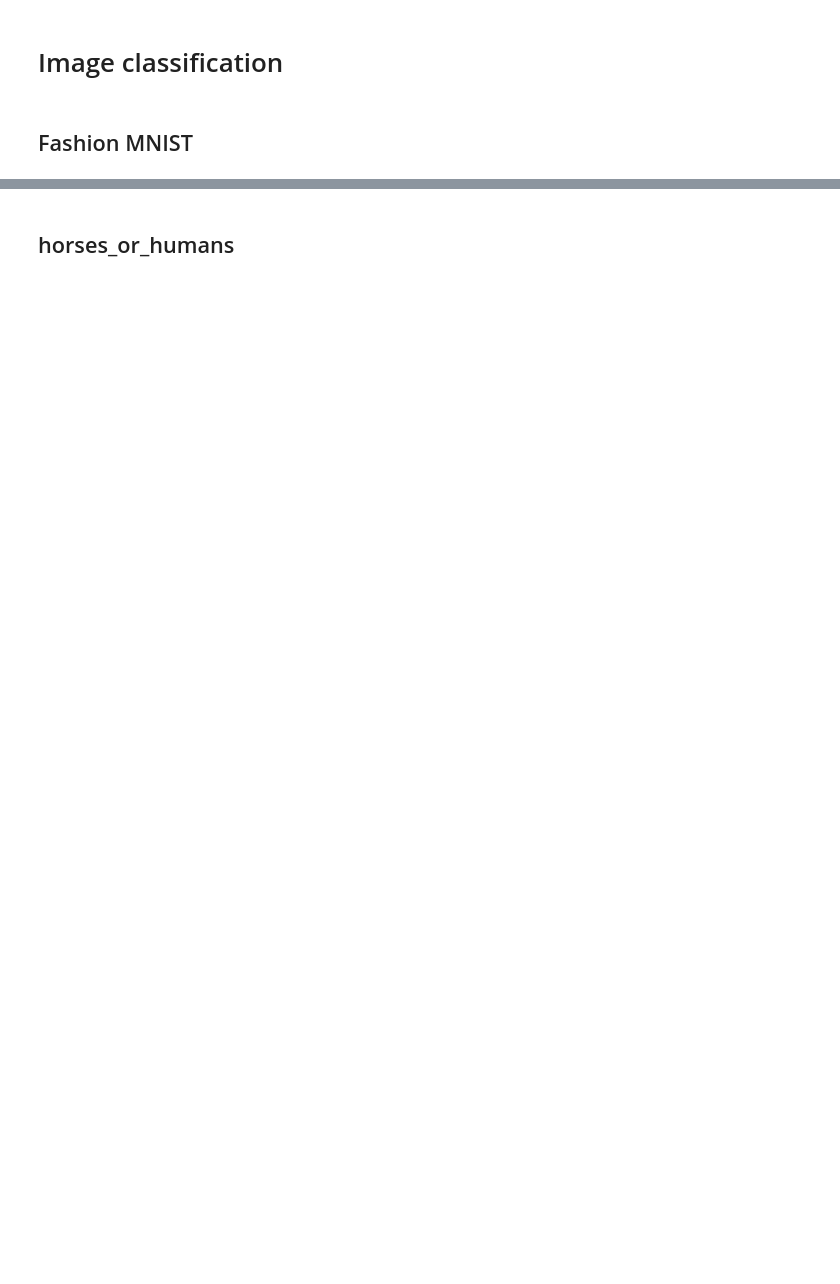
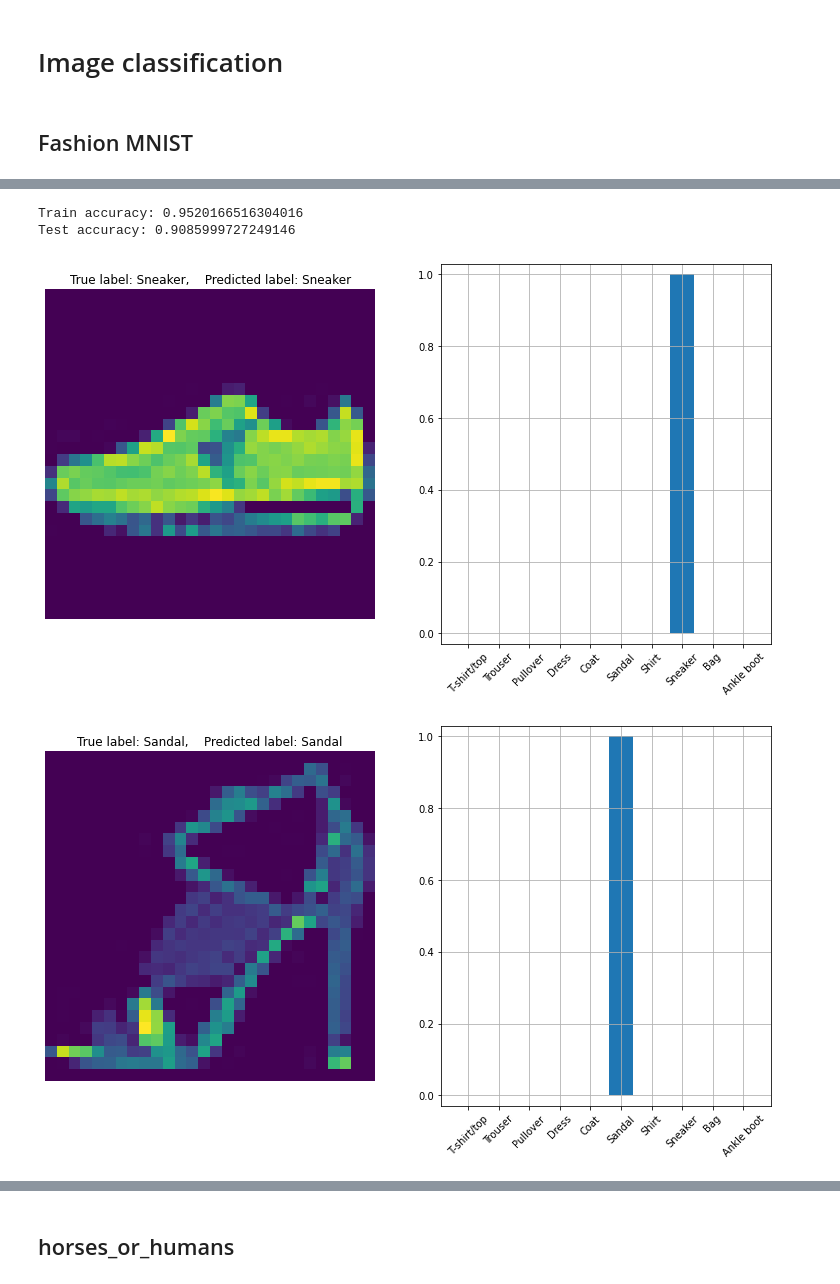
Before and after one commit to KornelWitkowski/TensorFlow-benchmarks, a Jupyter notebook: Image_classification.ipynb, the cells around one changed output, grey strips where cells are left out. Saved outputs shown, nothing was run; the diff lists cells and outputs as text; code cells hidden in the pictures; blank space fills up the shorter version.

```diff
--- a/Image_classification.ipynb
+++ b/Image_classification.ipynb
@@ -38,23 +47,28 @@ reduce_lr = tf.keras.callbacks.ReduceLROnPlateau(monitor="val_accuracy",
                                                  patience=3,
                                                  verbose=1)
 # %%
+from tensorflow.keras.layers import Dense, Flatten, Conv2D, MaxPooling2D, Rescaling, Reshape, Dropout
+from tensorflow.keras import Sequential
+
 model = Sequential(name="model_mnist")
 model.add(Rescaling(1/255.0))
 model.add(Reshape((28, 28, 1)))
-model.add(Conv2D(10, (5, 5), activation='relu', input_shape=(28, 28, 1)))
+model.add(Conv2D(4, (2, 2), activation='relu', input_shape=(28, 28, 1)))
 model.add(MaxPooling2D((2, 2)))
 model.add(Flatten())
-model.add(Dense(100, activation='relu', kernel_initializer='he_uniform'))
+model.add(Dropout(0.3))
+model.add(Dense(256, activation='relu'))
+model.add(Dropout(0.3))
 model.add(Dense(10, activation='softmax'))
 
 model.compile(optimizer='adam',
               loss='sparse_categorical_crossentropy',
               metrics=['accuracy'])
 # %%
-history_1 = model.fit(x=train_images,
-                      y=train_labels,
-                      validation_data=(test_images, test_labels),
-                      epochs=30,
-                      callbacks=[reduce_lr, create_model_checkpoint(model.name) ])
+history = model.fit(x=train_images,
+                    y=train_labels,
+                    validation_data=(test_images, test_labels),
+                    epochs=30,
+                    callbacks=[reduce_lr, create_model_checkpoint(model.name) ])
 # %% [output]
 Epoch 1/30
@@ -85,0 +104,24 @@ model_best.evaluate(test_images, test_labels)
+# %%
+print(f"Train accuracy: {train_acc}")
+print(f"Test accuracy: {test_acc}")
+# %% [output]
+Train accuracy: 0.9520166516304016
+Test accuracy: 0.9085999727249146
+# %%
+def predict_class(model, test_images, test_labels):
+
+  rand_int = np.random.randint(len(test_images))
+
+  pred = model.predict(tf.expand_dims(test_images[rand_int], axis=0))
+  pred_class = pred.argmax()
+
+  fig,axs = plt.subplots(1, 2, figsize=(13,7))
+
+  axs[0].imshow(test_images[rand_int])
+  axs[0].axis("off")
+  axs[0].set_title(f"True label: {class_names[test_labels[rand_int]]},    Predicted label: {class_names[pred_class]}")
+
+  axs[1].bar(list(class_names.values()), pred[0])
+  axs[1].grid(True)
+  axs[1].set_ylim([-0.03,1.03])
+  axs[1].set_xticklabels(list(class_names.values()), rotation=45)
@@ -85,0 +130,6 @@ model_best.evaluate(test_images, test_labels)
+# %%
+for i in range(5):
+  predict_class(model, test_images, test_labels)
+# %% [output]
+[figure, added]
+[figure, added]
```
Also changed, not shown: parts of 40 cells of this notebook.
